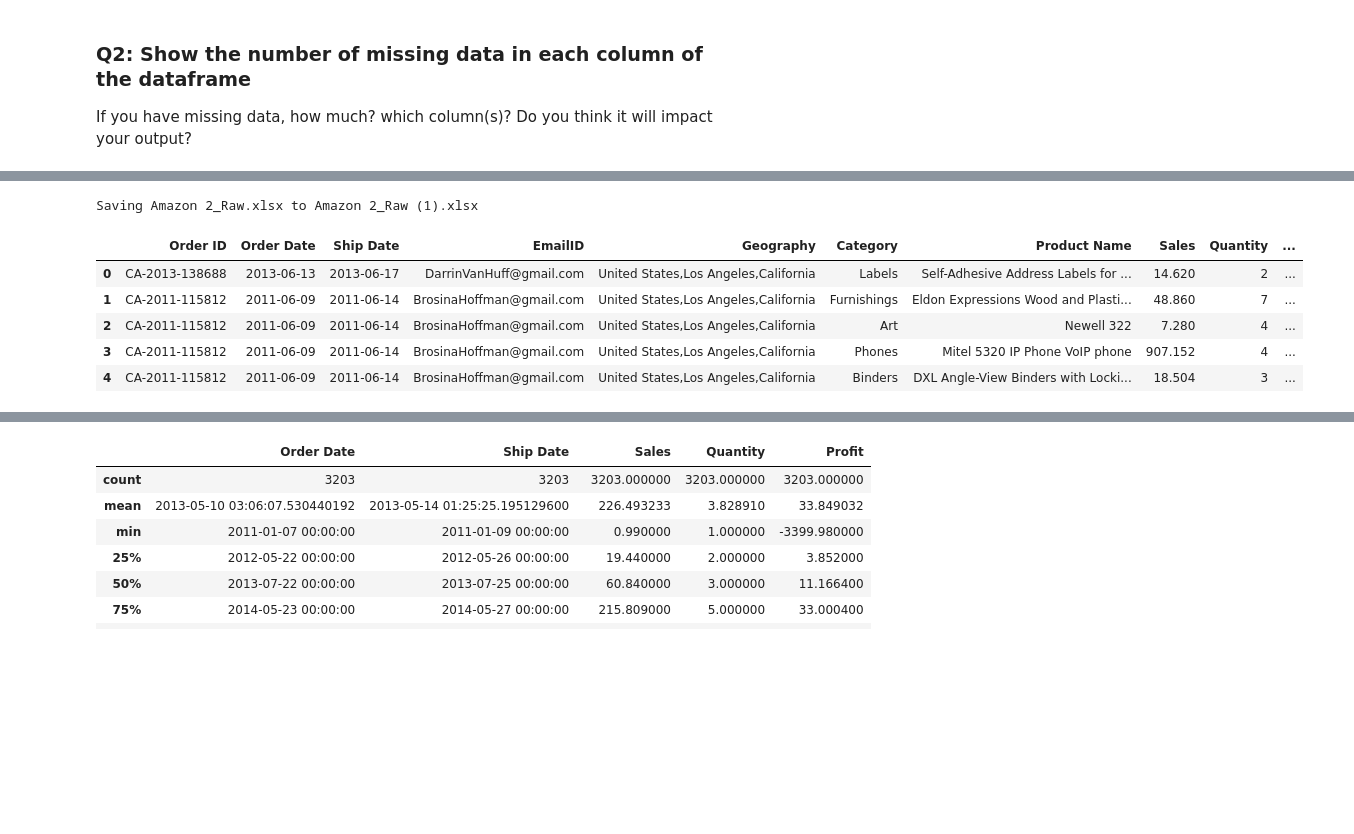
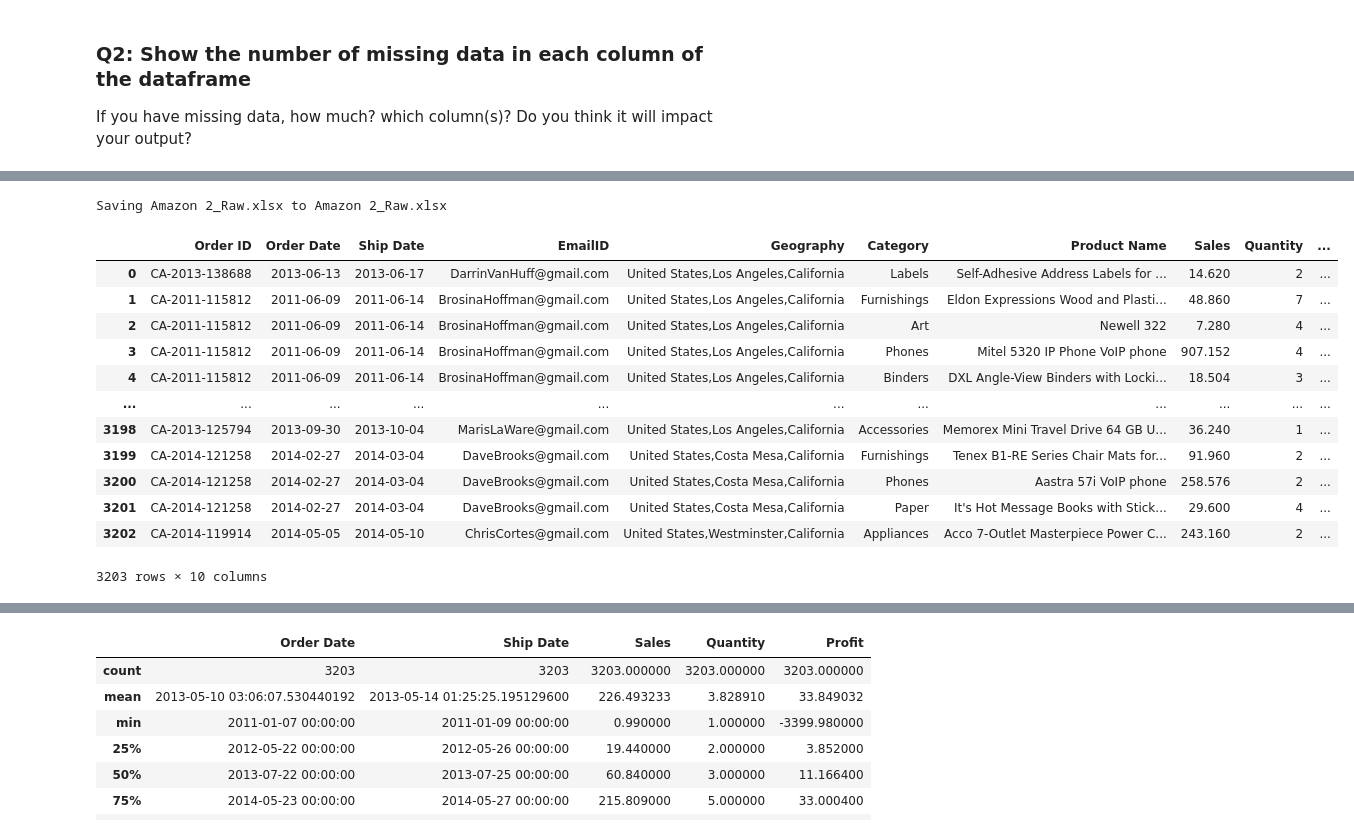
Before and after one commit to sjensen39/CS133_GP1, a Jupyter notebook: project_class_notebooks/P1_initial_exploration.ipynb, the cells around one changed output, grey strips where cells are left out. Drawn from its saved outputs; the diff is of its cells as text; code cells hidden in the pictures; blank space fills up the shorter version.

```diff
--- a/project_class_notebooks/P1_initial_exploration.ipynb
+++ b/project_class_notebooks/P1_initial_exploration.ipynb
@@ -31,16 +33,24 @@ from google.colab import files
 # %%
 uploaded = files.upload()
 file_name = list(uploaded.keys())[0]
 amazon_analysis = pd.read_excel(io.BytesIO(uploaded[file_name]))
+amazon_analysis
 # %% [output]
 [interactive output not drawn]
-Saving Amazon 2_Raw.xlsx to Amazon 2_Raw (1).xlsx
+Saving Amazon 2_Raw.xlsx to Amazon 2_Raw.xlsx
 |  | Order ID | Order Date | Ship Date | EmailID | Geography | Category | Product Name | Sales | Quantity | ... |
 | 0 | CA-2013-138688 | 2013-06-13 | 2013-06-17 | DarrinVanHuff@gmail.com | United States,Los Angeles,California | Labels | Self-Adhesive Address Labels for ... | 14.620 | 2 | ... |
 | 1 | CA-2011-115812 | 2011-06-09 | 2011-06-14 | BrosinaHoffman@gmail.com | United States,Los Angeles,California | Furnishings | Eldon Expressions Wood and Plasti... | 48.860 | 7 | ... |
 | 2 | CA-2011-115812 | 2011-06-09 | 2011-06-14 | BrosinaHoffman@gmail.com | United States,Los Angeles,California | Art | Newell 322 | 7.280 | 4 | ... |
 | 3 | CA-2011-115812 | 2011-06-09 | 2011-06-14 | BrosinaHoffman@gmail.com | United States,Los Angeles,California | Phones | Mitel 5320 IP Phone VoIP phone | 907.152 | 4 | ... |
 | 4 | CA-2011-115812 | 2011-06-09 | 2011-06-14 | BrosinaHoffman@gmail.com | United States,Los Angeles,California | Binders | DXL Angle-View Binders with Locki... | 18.504 | 3 | ... |
+| ... | ... | ... | ... | ... | ... | ... | ... | ... | ... | ... |
+| 3198 | CA-2013-125794 | 2013-09-30 | 2013-10-04 | MarisLaWare@gmail.com | United States,Los Angeles,California | Accessories | Memorex Mini Travel Drive 64 GB U... | 36.240 | 1 | ... |
+| 3199 | CA-2014-121258 | 2014-02-27 | 2014-03-04 | DaveBrooks@gmail.com | United States,Costa Mesa,California | Furnishings | Tenex B1-RE Series Chair Mats for... | 91.960 | 2 | ... |
+| 3200 | CA-2014-121258 | 2014-02-27 | 2014-03-04 | DaveBrooks@gmail.com | United States,Costa Mesa,California | Phones | Aastra 57i VoIP phone | 258.576 | 2 | ... |
+| 3201 | CA-2014-121258 | 2014-02-27 | 2014-03-04 | DaveBrooks@gmail.com | United States,Costa Mesa,California | Paper | It's Hot Message Books with Stick... | 29.600 | 4 | ... |
+| 3202 | CA-2014-119914 | 2014-05-05 | 2014-05-10 | ChrisCortes@gmail.com | United States,Westminster,California | Appliances | Acco 7-Outlet Masterpiece Power C... | 243.160 | 2 | ... |
+3203 rows × 10 columns
 # %%
 amazon_analysis.rename(columns={"EmailID":"Email ID"}, inplace=True)
 amazon_analysis.info()
```
Also changed, not shown: parts of 6 cells of this notebook.
